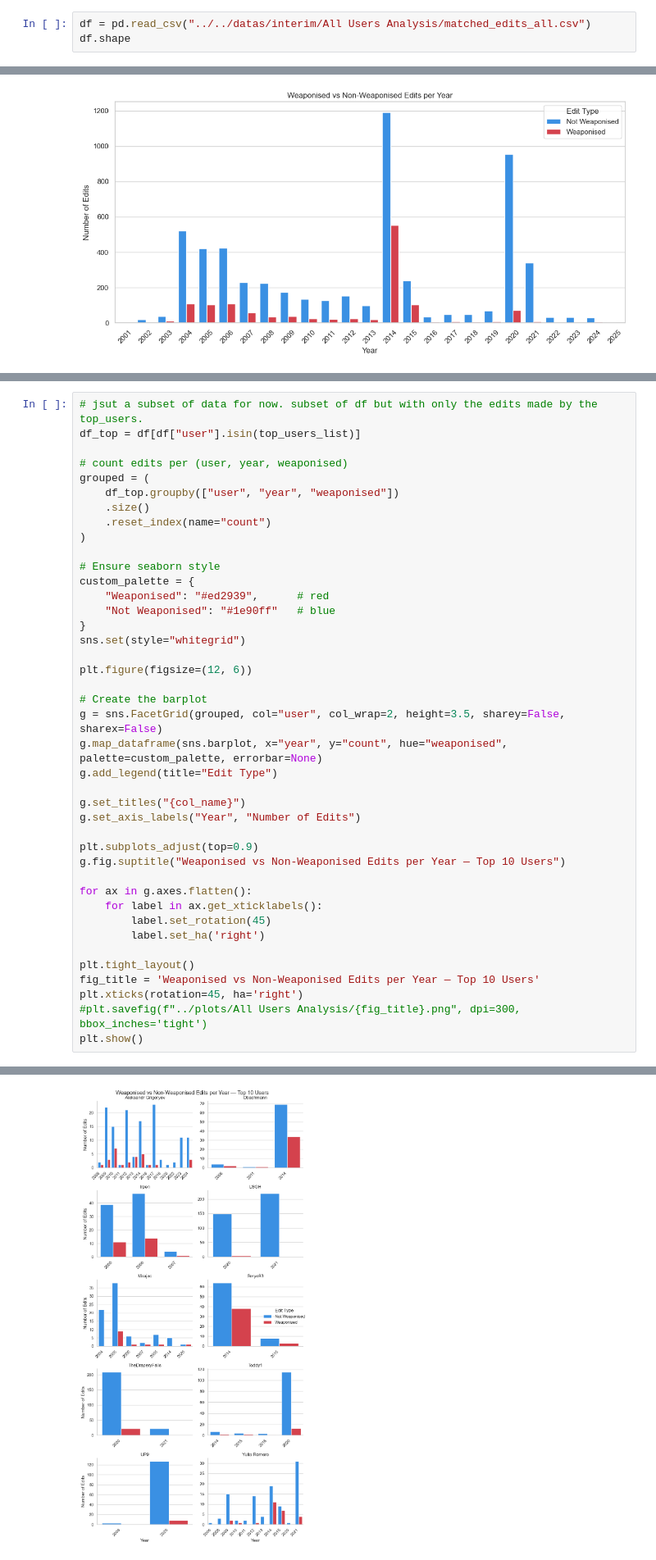
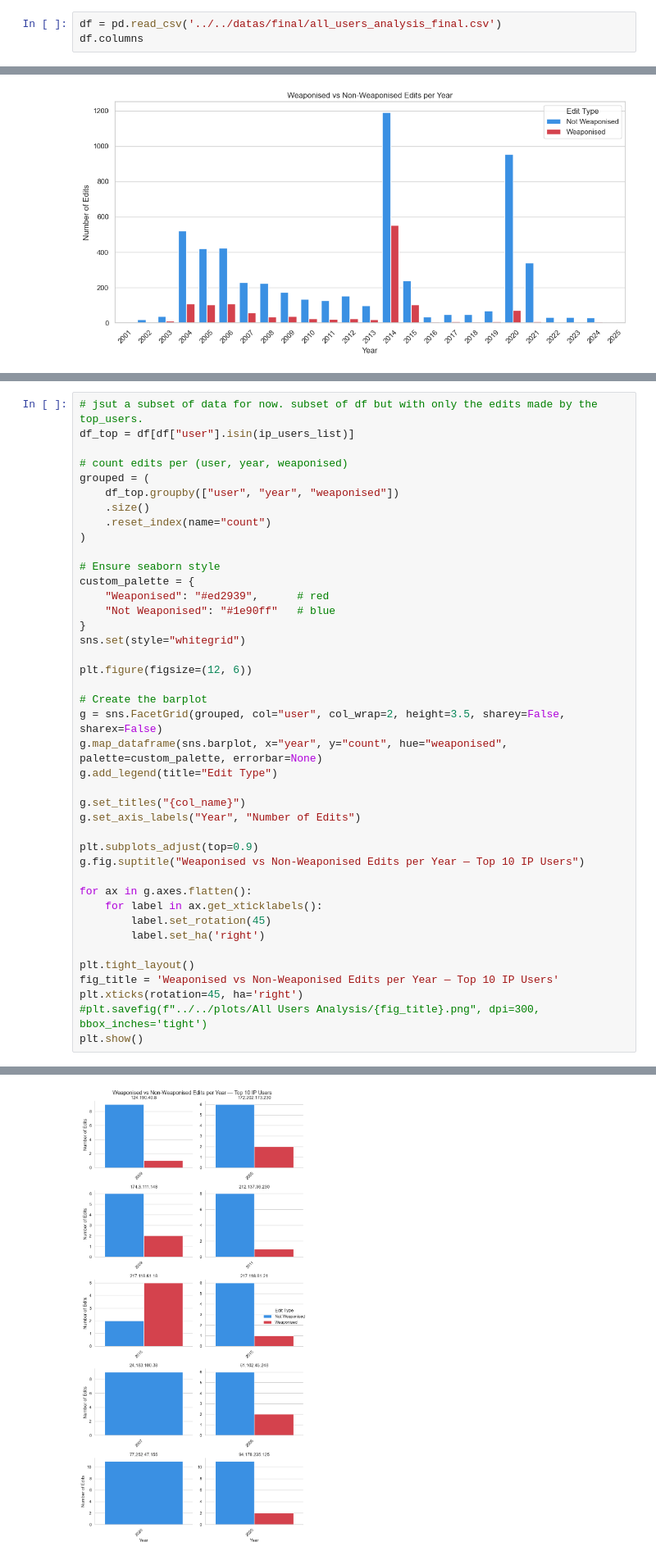
Before and after one commit to dh-epfl-students/dhlab-cultural-weaponisation-ukraine-benchmark, a Jupyter notebook: notebooks/All Users Analysis/maxime_all_users_analysis_.ipynb, the cells around one changed output, grey strips where cells are left out. Shown at 82% size. Cells and saved outputs as stored; diff of their text form.

```diff
--- a/notebooks/All Users Analysis/maxime_all_users_analysis_.ipynb
+++ b/notebooks/All Users Analysis/maxime_all_users_analysis_.ipynb
@@ -18,6 +18,6 @@ from tqdm import tqdm
 # %% [markdown]
 ## Load the main dataset
 # %%
-df = pd.read_csv("../../datas/interim/All Users Analysis/matched_edits_all.csv")
-df.shape
+df = pd.read_csv('../../datas/final/all_users_analysis_final.csv')
+df.columns
 # %% [output]
@@ -233,6 +288,6 @@ plt.show()
 # %%
 # jsut a subset of data for now. subset of df but with only the edits made by the top_users.
-df_top = df[df["user"].isin(top_users_list)]
+df_top = df[df["user"].isin(ip_users_list)]
 
 # count edits per (user, year, weaponised)
 grouped = (
@@ -243,37 +298,37 @@ grouped = (
 
 # Ensure seaborn style
 custom_palette = {
     "Weaponised": "#ed2939",      # red
     "Not Weaponised": "#1e90ff"   # blue
 }
 sns.set(style="whitegrid")
 
 plt.figure(figsize=(12, 6))
 
 # Create the barplot
 g = sns.FacetGrid(grouped, col="user", col_wrap=2, height=3.5, sharey=False, sharex=False)
 g.map_dataframe(sns.barplot, x="year", y="count", hue="weaponised", palette=custom_palette, errorbar=None)
 g.add_legend(title="Edit Type")
 
 g.set_titles("{col_name}")
 g.set_axis_labels("Year", "Number of Edits")
 
 plt.subplots_adjust(top=0.9)
-g.fig.suptitle("Weaponised vs Non-Weaponised Edits per Year — Top 10 Users")
+g.fig.suptitle("Weaponised vs Non-Weaponised Edits per Year — Top 10 IP Users")
 
 for ax in g.axes.flatten():
     for label in ax.get_xticklabels():
         label.set_rotation(45)
         label.set_ha('right')
 
 plt.tight_layout()
-fig_title = 'Weaponised vs Non-Weaponised Edits per Year — Top 10 Users'
+fig_title = 'Weaponised vs Non-Weaponised Edits per Year — Top 10 IP Users'
 plt.xticks(rotation=45, ha='right')
-#plt.savefig(f"../plots/All Users Analysis/{fig_title}.png", dpi=300, bbox_inches='tight')
+#plt.savefig(f"../../plots/All Users Analysis/{fig_title}.png", dpi=300, bbox_inches='tight')
 plt.show()
 # %% [output]
 <Figure size 1200x600 with 0 Axes>
-[figure, old version]
+[figure, new version]
 # %%
 missing = (
     df[df["comment"].isna()]
```
Also changed, not shown: parts of 18 cells of this notebook, 20 other files.
